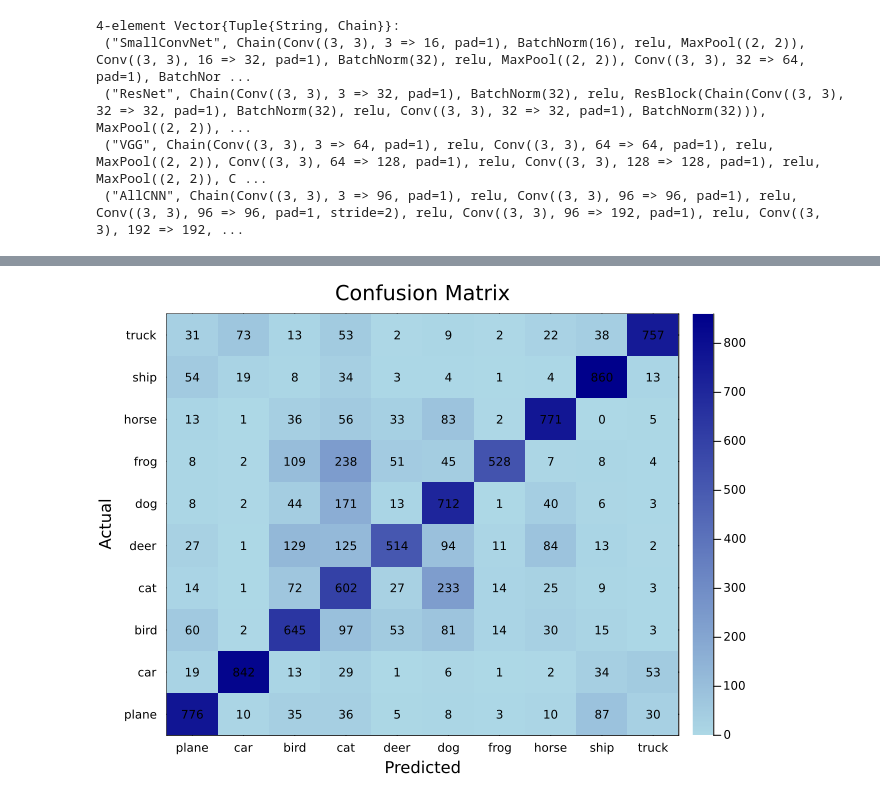
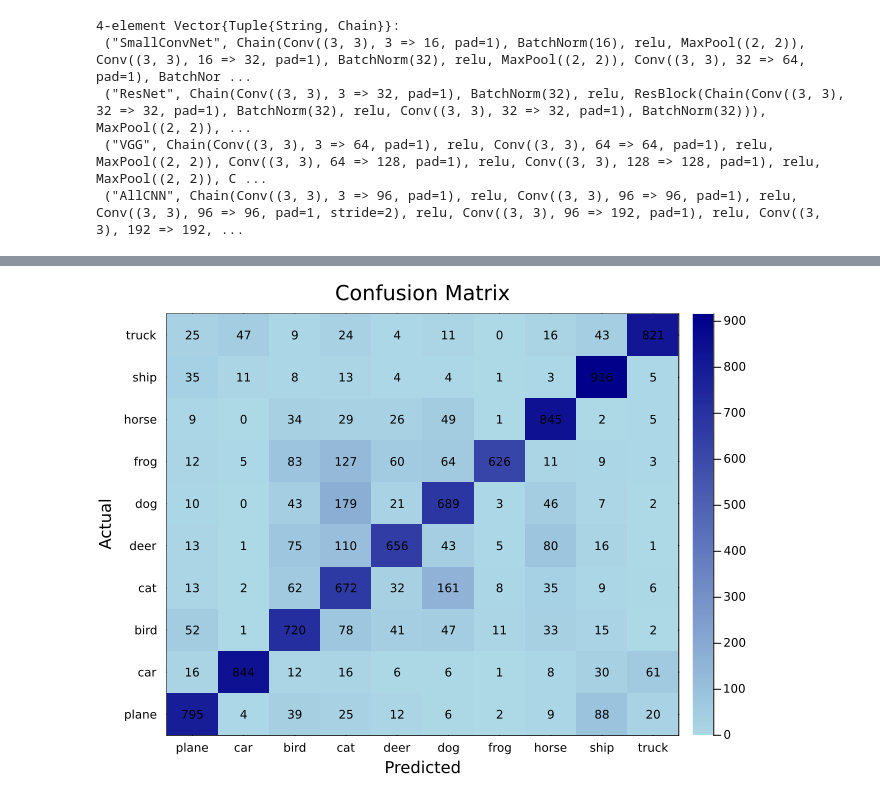
Before and after one commit to oliwia-wilczewska/DeepLearningProjektZaliczeniowy, a Jupyter notebook: model_evaluation.ipynb, the cells around one changed output, grey strips where cells are left out. Drawn from its saved outputs; the diff is of its cells as text; code cells hidden in the pictures.

```diff
--- a/model_evaluation.ipynb
+++ b/model_evaluation.ipynb
@@ -331,0 +382,15 @@ accuracy_batched (generic function with 1 method)
+# %%
+# 1) Zbuduj pusty DataFrame i dodaj kolumnę Class
+df = DataFrame(Class = classes)
+
+# 2) Dołącz po kolei kolumny z acc_per_class
+for (name, vec) in acc_per_class
+    col = Symbol(name)
+    df[!, col] = vec
+end
+
+# 3) Uporządkuj kolumny tak, by Class była pierwsza
+ordered = [:Class; Symbol.(collect(keys(acc_per_class)))]
+df = select(df, ordered...)
+
+df
@@ -331,0 +496,11 @@ accuracy_batched (generic function with 1 method)
+# %%
+using StatsBase, DataFrames, Plots
+
+cm = zeros(Int,10,10)
+preds = batched_preds(model_allcnn, X_test; batchsize=256)
+trues = Flux.onecold(Y_test,             0:9)
+for (t,p) in zip(trues, preds)
+  if p != t
+    cm[t+1, p+1] += 1
+  end
+end
@@ -333,15 +544,15 @@ accuracy_batched (generic function with 1 method)
 classes = ["plane","car","bird","cat","deer","dog","frog","horse","ship","truck"]
 
 # 1) Predykcje i prawdziwe etykiety jako wektory 0–9
-preds = Flux.onecold(model_small_convnet(X_test), 0:9)
-trues = Flux.onecold(Y_test,      0:9)
+preds = Flux.onecold(model_allcnn(X_test), 0:9)
+actuals = Flux.onecold(Y_test,      0:9)
 
 # 2) Liczniki
 class_correct = zeros(Int, 10)
 class_total   = zeros(Int, 10)
 
 # 3) Pętla po wszystkich próbkach
-for (p, t) in zip(preds, trues)
+for (p, t) in zip(preds, actuals)
     class_total[t+1]   += 1
     class_correct[t+1] += (p == t)
 end
@@ -432,0 +651,2 @@ show_predictions(X_test, trues, preds; n=15)
+# %%
+preds = batched_preds(model_resNet, X_test; batchsize=256)
@@ -433,30 +671,32 @@ show_predictions(X_test, trues, preds; n=15)
 # %%
 using Plots
 
 cm = zeros(Int,10,10)
 for (t,p) in zip(trues, preds)
     cm[t+1,p+1] += 1
 end
 
 xs = repeat(1:10, inner=10)
 ys = repeat(1:10, outer=10)
 txts = string.(vec(cm))
 
-heatmap(
+plt = heatmap(
   cm;
   xticks        = (1:10, classes),
   yticks        = (1:10, classes),
   xlabel        = "Predicted",
   ylabel        = "Actual",
   title         = "Confusion Matrix",
   color         = :blues,
   right_margin  = 10Plots.mm,
   annotations   = (xs, ys, txts),
   annotationfontsize = 8,
   annotationfontcolor = :black,
   size          = (700,500),
   framestyle    = :box
 )
+savefig("plots/confusion_matrix_model_resNet.png")
+display(plt)
 # %% [output]
-[figure, old version]
+[figure, new version]
 # %%
```
Also changed, not shown: parts of 21 cells of this notebook, 30 other files.
